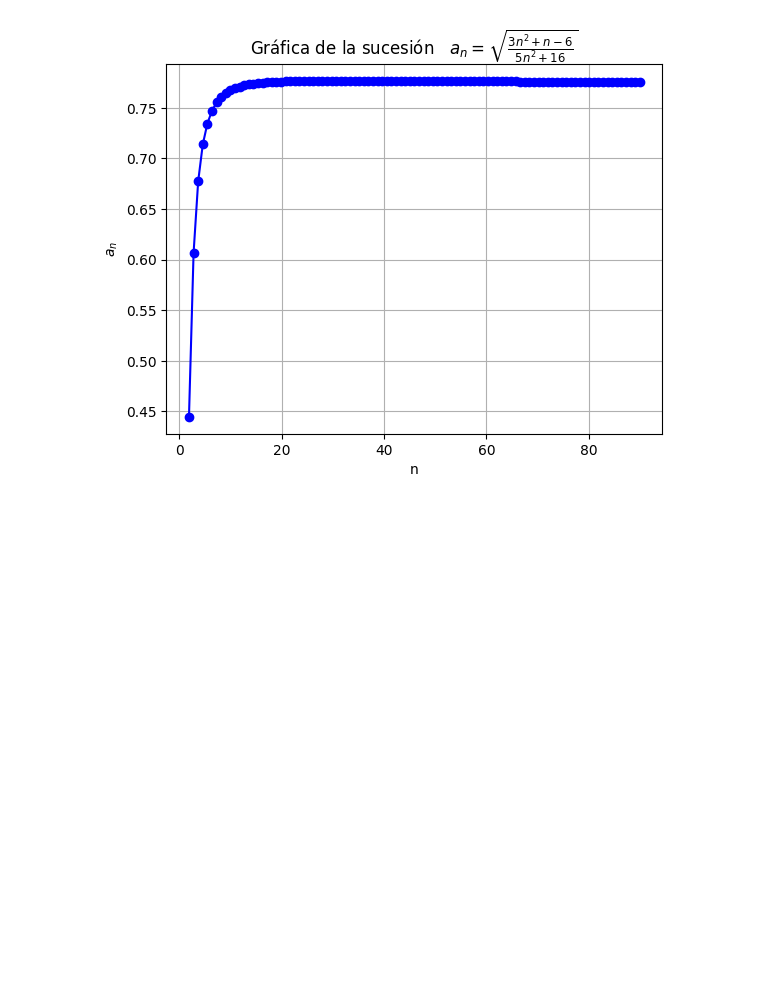
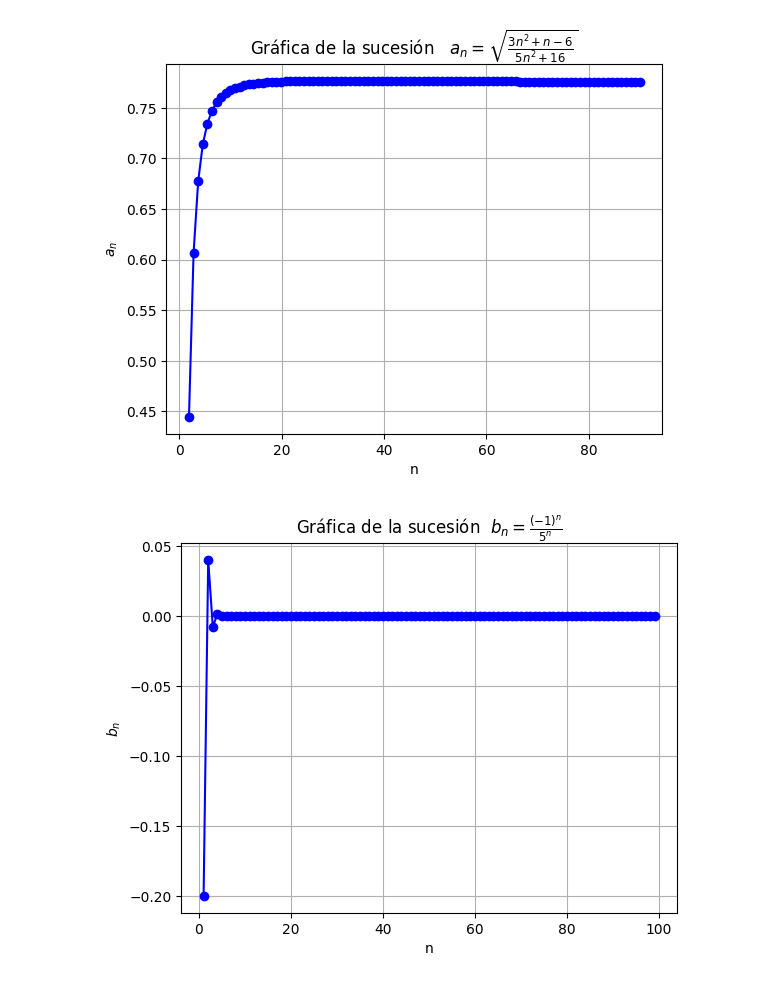
Before and after one commit to Juanm3005/trabajo-grupo-aplicadas, a Jupyter notebook: taller_sucesiones.ipynb, the cells around one changed output. Saved outputs shown, nothing was run; the diff lists cells and outputs as text; code cells hidden in the pictures; blank space fills up the shorter version.

```diff
--- a/taller_sucesiones.ipynb
+++ b/taller_sucesiones.ipynb
@@ -327,17 +327,19 @@ plt.show()
 # %%
 def b_n(n):
     return ((-1)**n) / (5**n)
 
 # Crear un rango de valores para n (usando np.arange para enteros)
-n_values = np.arange(1, 30000000)  # Genera valores de 1 a 90
+n_values = np.arange(1,100)
 
 # Calcular los valores de b_n para cada n
 a_values = [b_n(n) for n in n_values]
 
 # Graficar la sucesión
 plt.plot(n_values, a_values, marker='o', linestyle='-', color='b')
 plt.title('Gráfica de la sucesión  $b_n= \\frac{(-1)^n}{5^n}$')
 plt.xlabel('n')
 plt.ylabel('$b_n$')
 plt.grid(True)
 plt.show()
+# %% [output]
+[figure, added]
```
